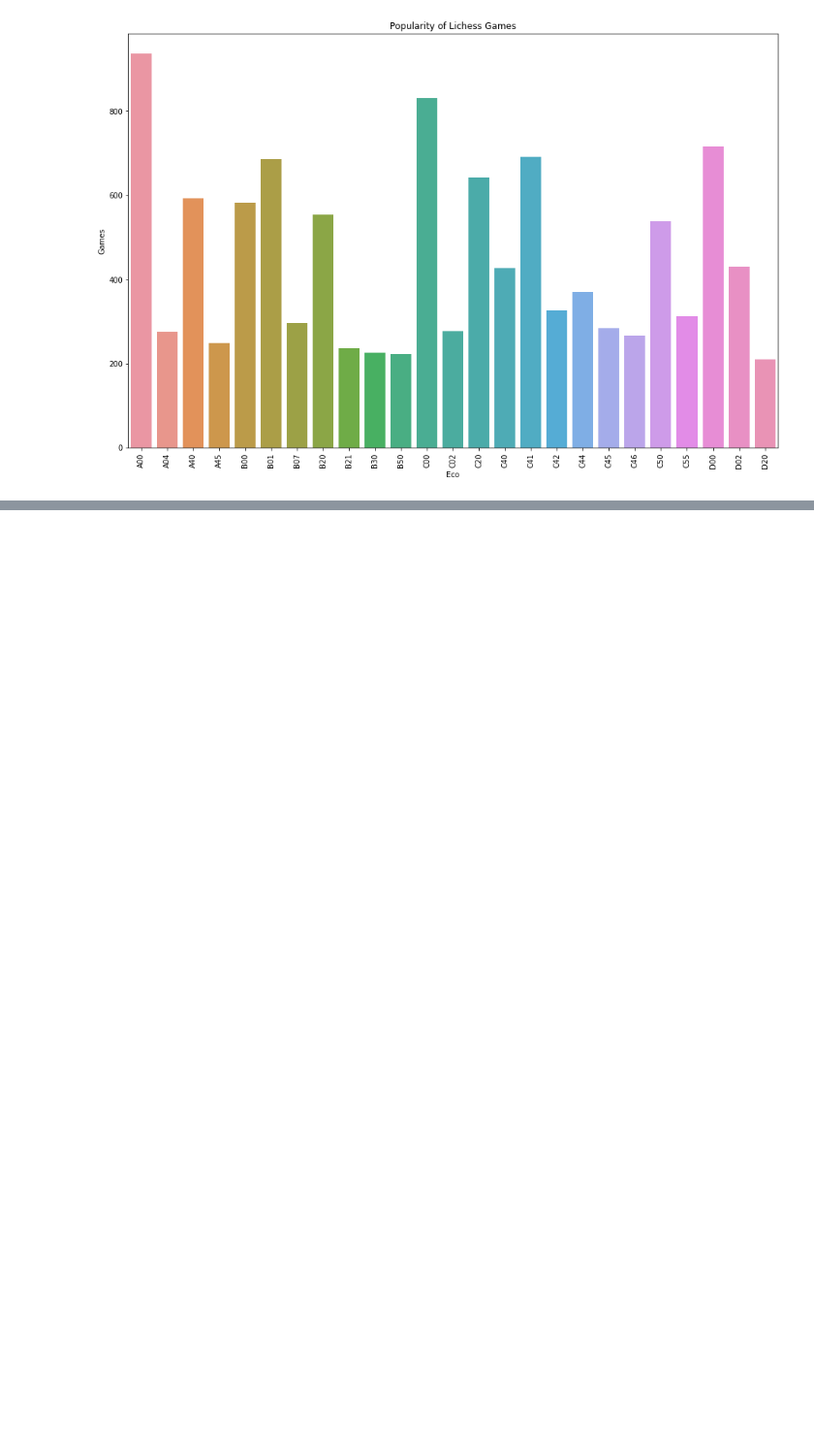
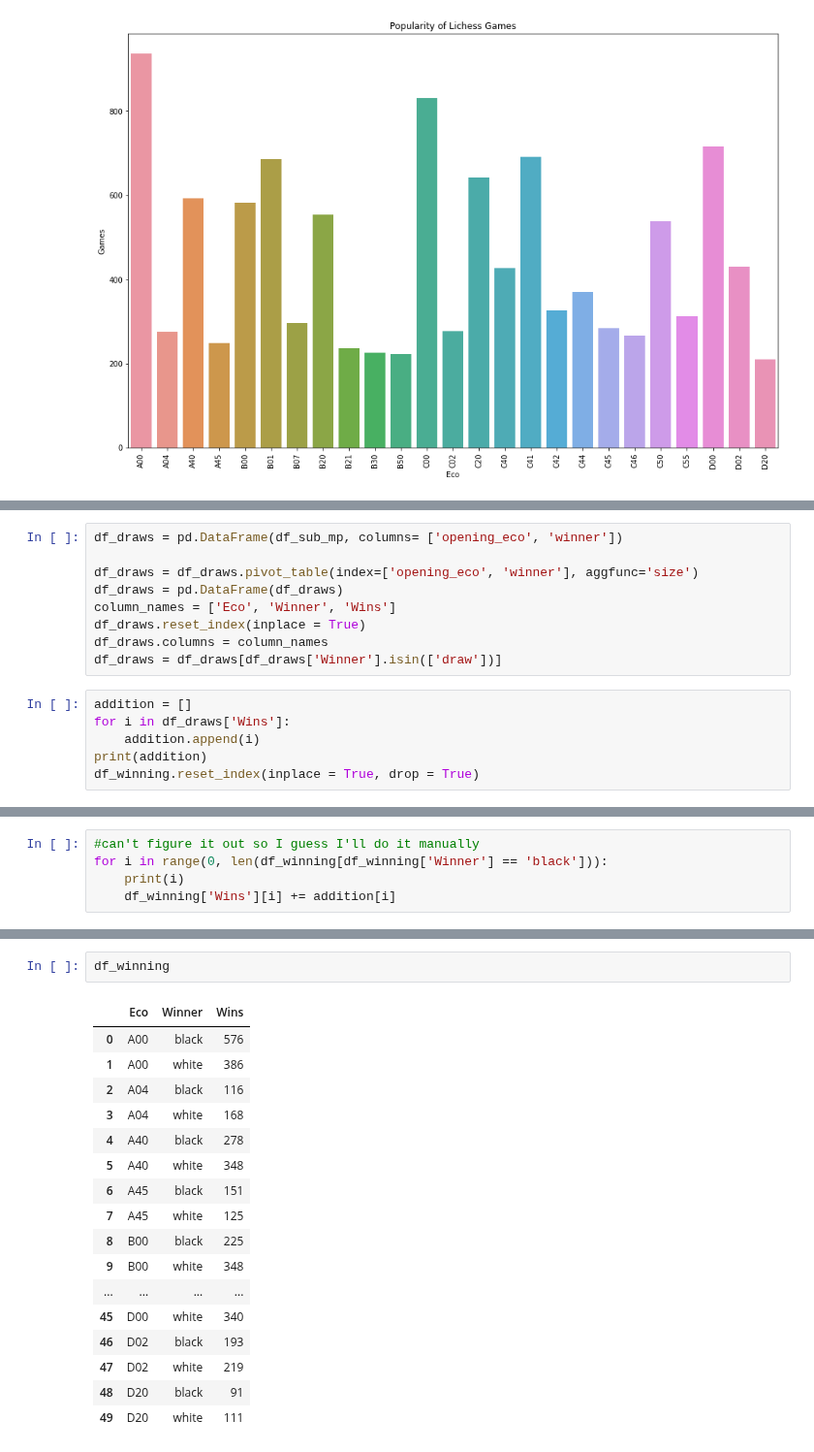
Before and after one commit to ElijahSeeley/Springboard, a Jupyter notebook: Capstone2_Chess/Chess EDA.ipynb, the cells around one changed output, grey strips where cells are left out. Shown at 97% size. Cells and saved outputs as stored; diff of their text form; blank space fills up the shorter version.

```diff
--- a/Capstone2_Chess/Chess EDA.ipynb
+++ b/Capstone2_Chess/Chess EDA.ipynb
@@ -158,0 +230,15 @@ plt.show()
+# %%
+df_draws = pd.DataFrame(df_sub_mp, columns= ['opening_eco', 'winner'])
+
+df_draws = df_draws.pivot_table(index=['opening_eco', 'winner'], aggfunc='size')
+df_draws = pd.DataFrame(df_draws)
+column_names = ['Eco', 'Winner', 'Wins']
+df_draws.reset_index(inplace = True)
+df_draws.columns = column_names
+df_draws = df_draws[df_draws['Winner'].isin(['draw'])]
+# %%
+addition = []
+for i in df_draws['Wins']:
+    addition.append(i)
+print(addition)
+df_winning.reset_index(inplace = True, drop = True)
@@ -158,0 +247,5 @@ plt.show()
+# %%
+#can't figure it out so I guess I'll do it manually
+for i in range(0, len(df_winning[df_winning['Winner'] == 'black'])):
+    print(i)
+    df_winning['Wins'][i] += addition[i]
@@ -158,0 +274,20 @@ plt.show()
+# %%
+df_winning
+# %% [output]
+|  | Eco | Winner | Wins |
+| 0 | A00 | black | 576 |
+| 1 | A00 | white | 386 |
+| 2 | A04 | black | 116 |
+| 3 | A04 | white | 168 |
+| 4 | A40 | black | 278 |
+| 5 | A40 | white | 348 |
+| 6 | A45 | black | 151 |
+| 7 | A45 | white | 125 |
+| 8 | B00 | black | 225 |
+| 9 | B00 | white | 348 |
+| ... | ... | ... | ... |
+| 45 | D00 | white | 340 |
+| 46 | D02 | black | 193 |
+| 47 | D02 | white | 219 |
+| 48 | D20 | black | 91 |
+| 49 | D20 | white | 111 |
```
Also changed, not shown: parts of 11 cells of this notebook.
